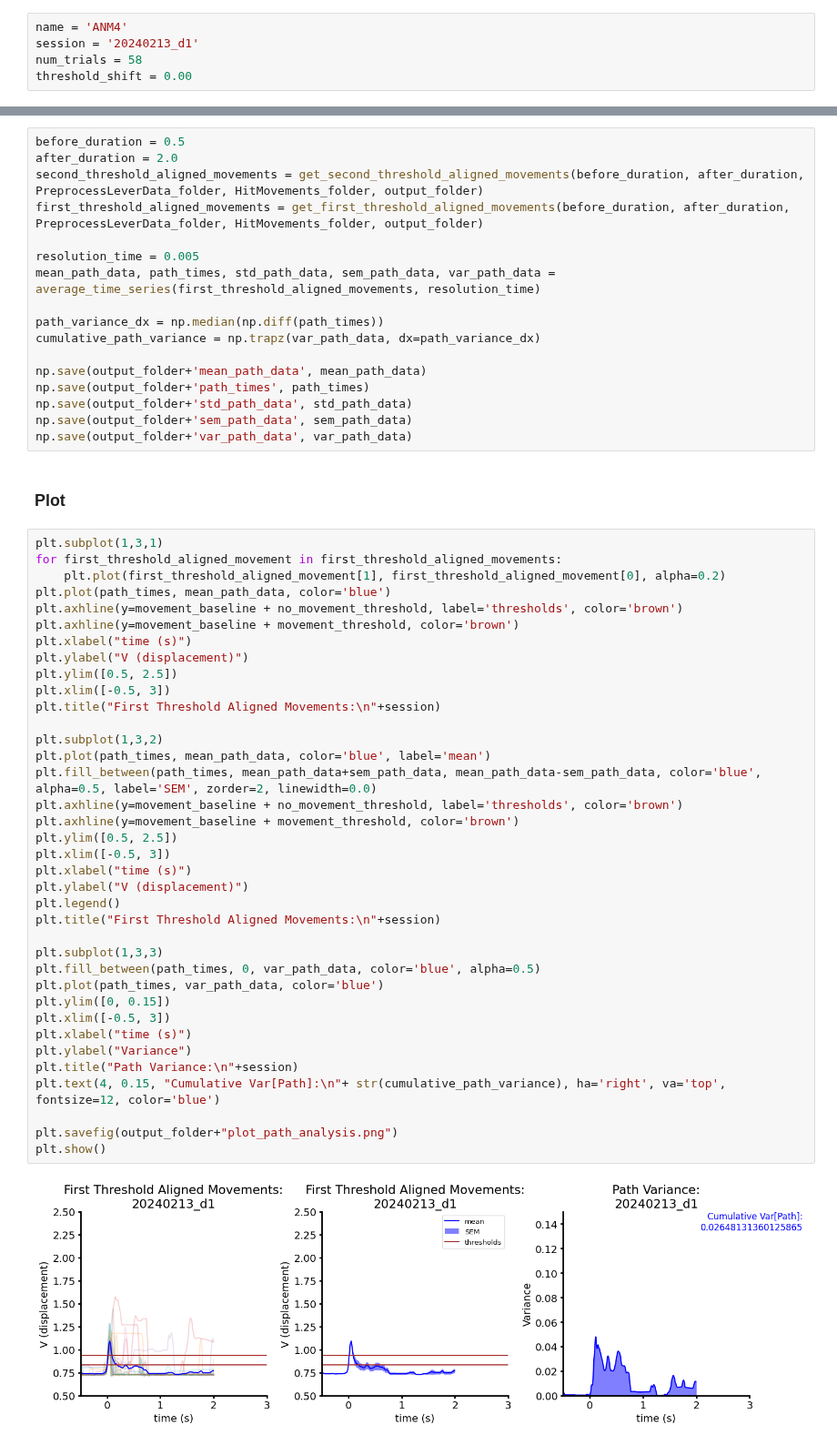
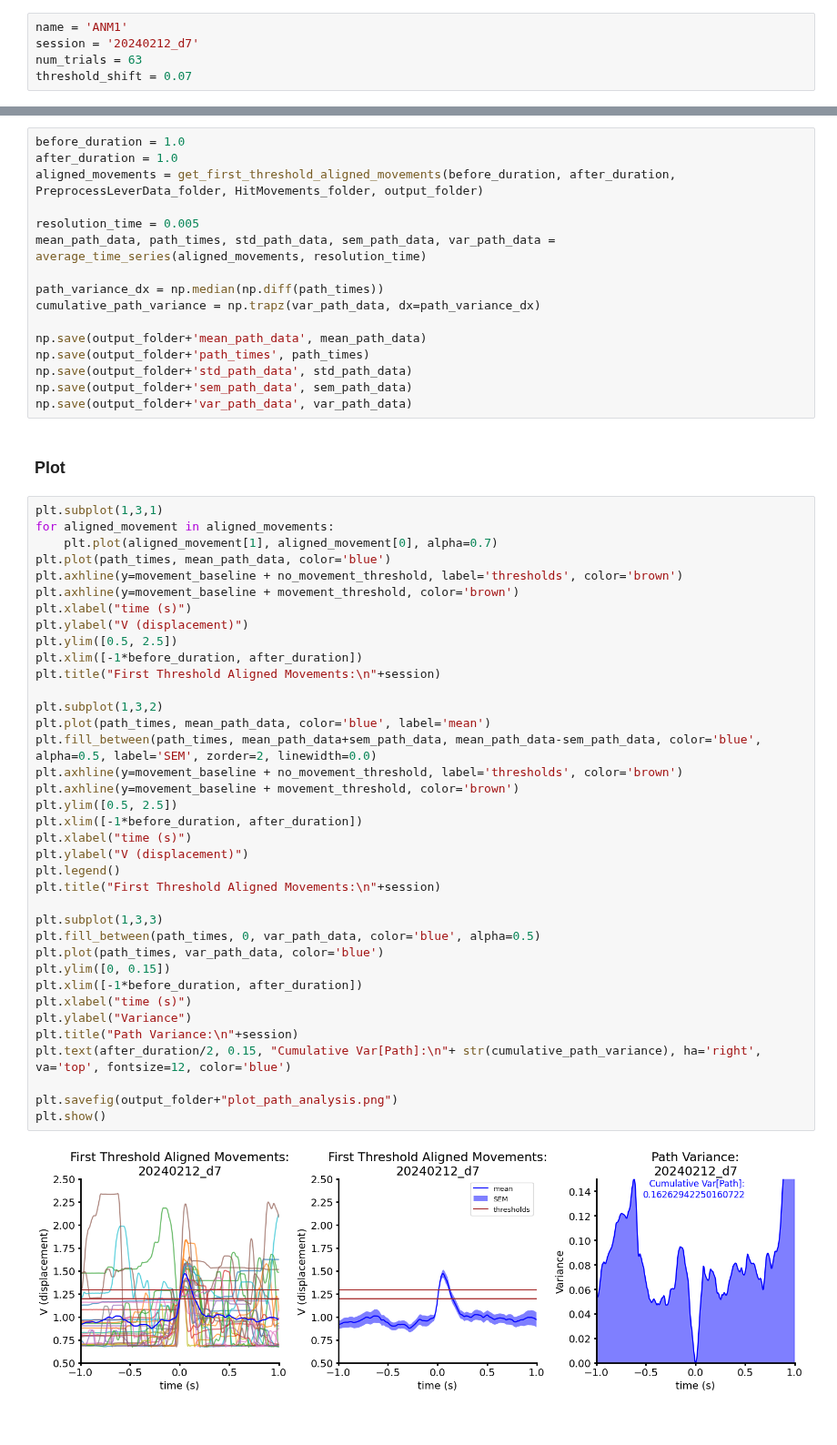
Before and after one commit to paulazoo/behavior, a Jupyter notebook: analysis/Path.ipynb, the cells around one changed output, grey strips where cells are left out. Shown at 91% size. Saved outputs shown, nothing was run; the diff lists cells and outputs as text.

```diff
--- a/analysis/Path.ipynb
+++ b/analysis/Path.ipynb
@@ -2,10 +2,10 @@
 ### set folder_name and `num_trials`
 - `num_trials` and `threshold_shift` based on preprocessing alignment (see PreprocessLeverData notebooks) and can be found for each day's session in the Google sheets analysis log
 # %%
-name = 'ANM4'
-session = '20240213_d1'
-num_trials = 58
-threshold_shift = 0.00
+name = 'ANM1'
+session = '20240212_d7'
+num_trials = 63
+threshold_shift = 0.07
 # %% [markdown]
 ### imports
 # %%
@@ -50,13 +51,12 @@ nomvt threshold:  0.15 + movement_baseline =  0.8335777126099712
 # %% [markdown]
 ### Calculate path aligned to second threshold
 # %%
-before_duration = 0.5
-after_duration = 2.0
-second_threshold_aligned_movements = get_second_threshold_aligned_movements(before_duration, after_duration, PreprocessLeverData_folder, HitMovements_folder, output_folder)
-first_threshold_aligned_movements = get_first_threshold_aligned_movements(before_duration, after_duration, PreprocessLeverData_folder, HitMovements_folder, output_folder)
+before_duration = 1.0
+after_duration = 1.0
+aligned_movements = get_first_threshold_aligned_movements(before_duration, after_duration, PreprocessLeverData_folder, HitMovements_folder, output_folder)
 
 resolution_time = 0.005
-mean_path_data, path_times, std_path_data, sem_path_data, var_path_data = average_time_series(first_threshold_aligned_movements, resolution_time)
+mean_path_data, path_times, std_path_data, sem_path_data, var_path_data = average_time_series(aligned_movements, resolution_time)
 
 path_variance_dx = np.median(np.diff(path_times))
 cumulative_path_variance = np.trapz(var_path_data, dx=path_variance_dx)
@@ -70,40 +70,40 @@ np.save(output_folder+'var_path_data', var_path_data)
 ### Plot
 # %%
 plt.subplot(1,3,1)
-for first_threshold_aligned_movement in first_threshold_aligned_movements:
-    plt.plot(first_threshold_aligned_movement[1], first_threshold_aligned_movement[0], alpha=0.2)
+for aligned_movement in aligned_movements:
+    plt.plot(aligned_movement[1], aligned_movement[0], alpha=0.7)
 plt.plot(path_times, mean_path_data, color='blue')
 plt.axhline(y=movement_baseline + no_movement_threshold, label='thresholds', color='brown')
 plt.axhline(y=movement_baseline + movement_threshold, color='brown')
 plt.xlabel("time (s)")
 plt.ylabel("V (displacement)")
 plt.ylim([0.5, 2.5])
-plt.xlim([-0.5, 3])
+plt.xlim([-1*before_duration, after_duration])
 plt.title("First Threshold Aligned Movements:\n"+session)
 
 plt.subplot(1,3,2)
 plt.plot(path_times, mean_path_data, color='blue', label='mean')
 plt.fill_between(path_times, mean_path_data+sem_path_data, mean_path_data-sem_path_data, color='blue', alpha=0.5, label='SEM', zorder=2, linewidth=0.0)
 plt.axhline(y=movement_baseline + no_movement_threshold, label='thresholds', color='brown')
 plt.axhline(y=movement_baseline + movement_threshold, color='brown')
 plt.ylim([0.5, 2.5])
-plt.xlim([-0.5, 3])
+plt.xlim([-1*before_duration, after_duration])
 plt.xlabel("time (s)")
 plt.ylabel("V (displacement)")
 plt.legend()
 plt.title("First Threshold Aligned Movements:\n"+session)
 
 plt.subplot(1,3,3)
 plt.fill_between(path_times, 0, var_path_data, color='blue', alpha=0.5)
 plt.plot(path_times, var_path_data, color='blue')
 plt.ylim([0, 0.15])
-plt.xlim([-0.5, 3])
+plt.xlim([-1*before_duration, after_duration])
 plt.xlabel("time (s)")
 plt.ylabel("Variance")
 plt.title("Path Variance:\n"+session)
-plt.text(4, 0.15, "Cumulative Var[Path]:\n"+ str(cumulative_path_variance), ha='right', va='top', fontsize=12, color='blue')
+plt.text(after_duration/2, 0.15, "Cumulative Var[Path]:\n"+ str(cumulative_path_variance), ha='right', va='top', fontsize=12, color='blue')
 
 plt.savefig(output_folder+"plot_path_analysis.png")
 plt.show()
 # %% [output]
-[figure, old version]
+[figure, new version]
```
Also changed, not shown: parts of 2 cells of this notebook, 6 other files.
